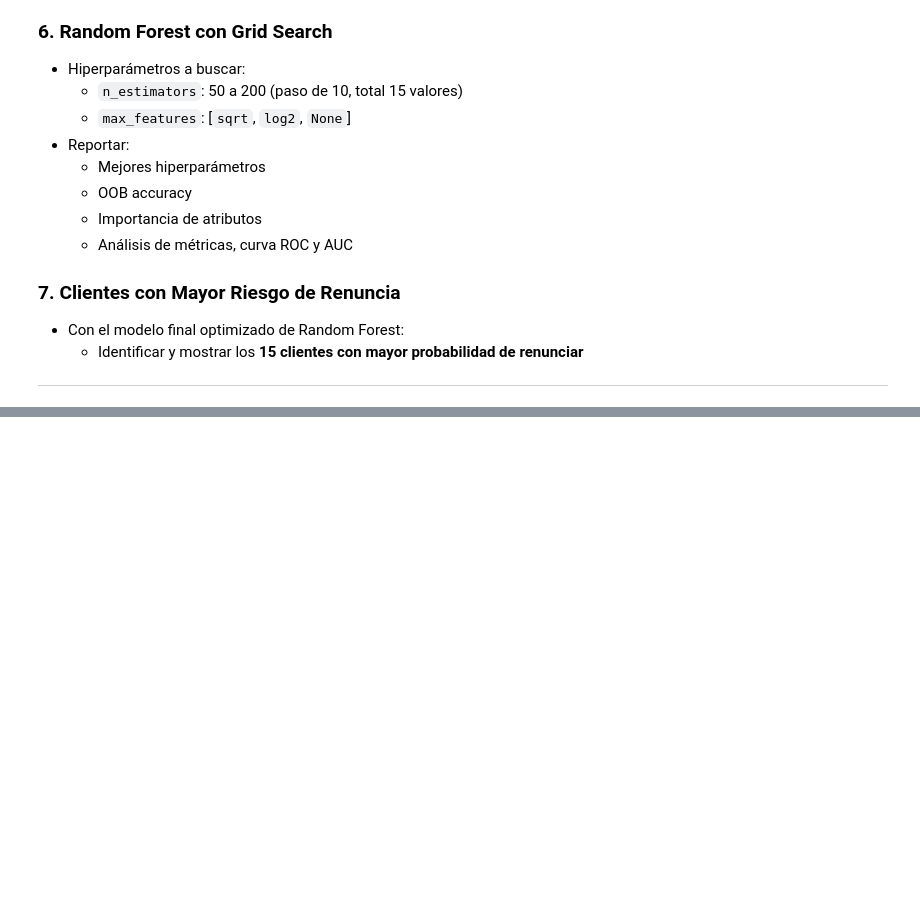
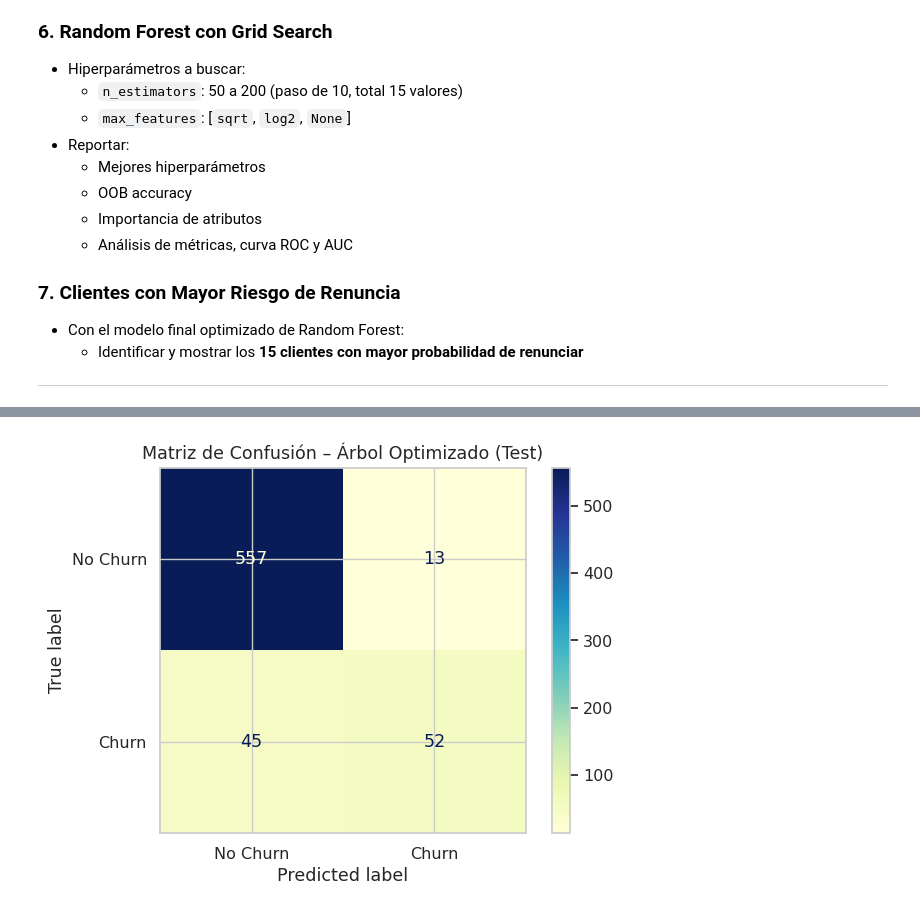
Before and after one commit to sergiodelgado/ml-ensambles-desafio-1, a Jupyter notebook: notebooks/02_modelos_ensamble_churn_sdm.ipynb, the cells around one changed output, grey strips where cells are left out. Drawn from its saved outputs; the diff is of its cells as text; code cells hidden in the pictures; blank space fills up the shorter version.

```diff
--- a/notebooks/02_modelos_ensamble_churn_sdm.ipynb
+++ b/notebooks/02_modelos_ensamble_churn_sdm.ipynb
@@ -1360,0 +797,83 @@ except Exception as e:
+# %%
+# ======================================================
+# Árbol de Decisión – Optimización con GridSearchCV (5-fold)
+# ======================================================
+
+from sklearn.model_selection import GridSearchCV, StratifiedKFold
+from sklearn.tree import DecisionTreeClassifier
+from sklearn.metrics import (
+    confusion_matrix,
+    ConfusionMatrixDisplay,
+    classification_report,
+    f1_score,
+    recall_score,
+    precision_score
+)
+import matplotlib.pyplot as plt
+
+# CV estratificado y reproducible
+cv = StratifiedKFold(n_splits=5, shuffle=True, random_state=42)
+
+# Grid de hiperparámetros (más interpretable para portafolio)
+param_grid = {
+    "max_depth": [3, 5, 8, 12, 16, None],
+    "min_samples_split": [2, 10, 20, 50],
+    "class_weight": [None, "balanced"]
+}
+
+tree = DecisionTreeClassifier(random_state=42)
+
+grid_search = GridSearchCV(
+    estimator=tree,
+    param_grid=param_grid,
+    scoring="f1",          # F1 de la clase positiva (Churn=1) en binario
+    cv=cv,
+    n_jobs=-1,
+    verbose=1,
+    return_train_score=True
+)
+
+grid_search.fit(X_train, y_train)
+
+best_tree = grid_search.best_estimator_
+
+print("\nMejores hiperparámetros encontrados:")
+print(grid_search.best_params_)
+
+print(f"\nMejor F1 promedio (CV=5) en TRAIN: {grid_search.best_score_:.4f}")
+
+# Predicciones train/test para diagnosticar sobreajuste
+y_pred_train_opt = best_tree.predict(X_train)
+y_pred_test_opt  = best_tree.predict(X_test)
+
+print("\n=== Desempeño en TRAIN (modelo optimizado) ===")
+print(classification_report(
+    y_train, y_pred_train_opt,
+    target_names=["No Churn", "Churn"]
+))
+
+print("\n=== Desempeño en TEST (modelo optimizado) ===")
+print(classification_report(
+    y_test, y_pred_test_opt,
+    target_names=["No Churn", "Churn"]
+))
+
+# Matriz de confusión (TEST)
+cm = confusion_matrix(y_test, y_pred_test_opt)
+disp = ConfusionMatrixDisplay(confusion_matrix=cm, display_labels=["No Churn", "Churn"])
+disp.plot(cmap="YlGnBu")
+plt.title("Matriz de Confusión – Árbol Optimizado (Test)")
+plt.tight_layout()
+plt.show()
+
+# Métricas foco churn (TEST)
+print("\nMétricas foco – Clase Churn = 1 (Test):")
+print(f"Precision : {precision_score(y_test, y_pred_test_opt, pos_label=1):.4f}")
+print(f"Recall    : {recall_score(y_test, y_pred_test_opt, pos_label=1):.4f}")
+print(f"F1-score  : {f1_score(y_test, y_pred_test_opt, pos_label=1):.4f}")
+
+# Accuracy comparativo
+print("\nAccuracy:")
+print(f"Train: {best_tree.score(X_train, y_train):.4f}")
+print(f"Test : {best_tree.score(X_test, y_test):.4f}")
+# %% [output]
@@ -1360,0 +897 @@ except Exception as e:
+[figure, added]
```
Also changed, not shown: parts of 39 cells of this notebook.
